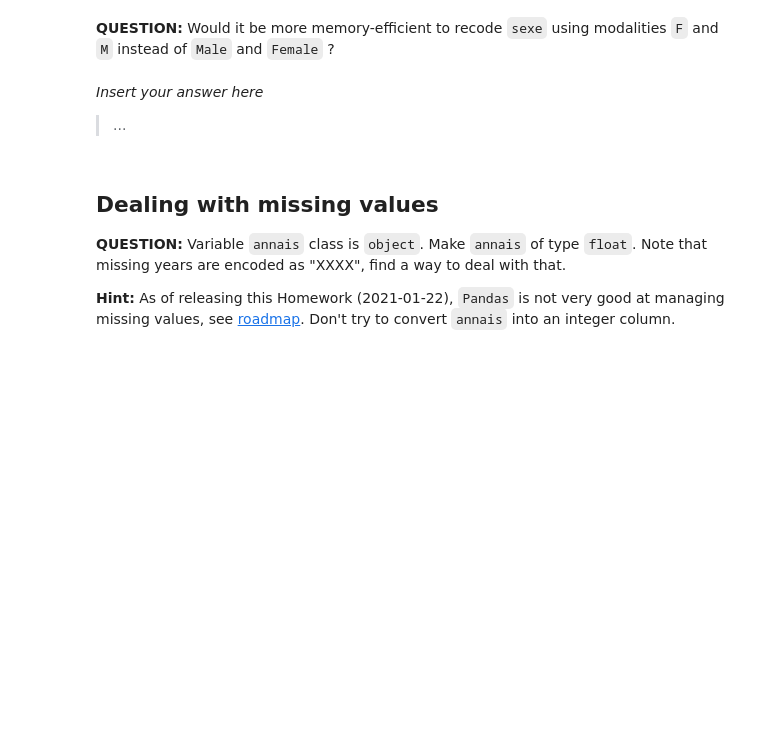
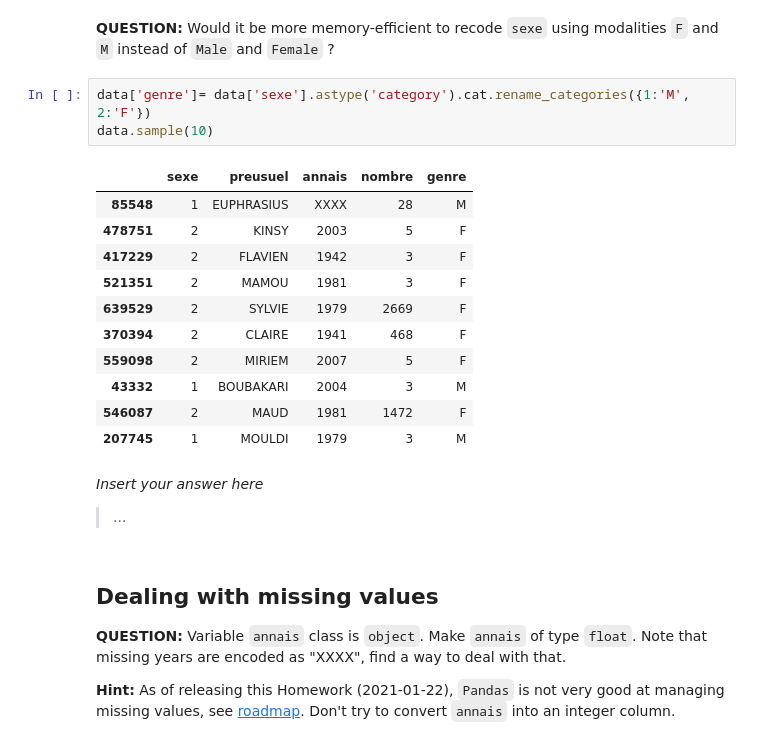
Before and after one commit to Shaina1310/big_data_course_2022, a Jupyter notebook: homework01.ipynb, the cells around one changed output. Saved outputs shown, nothing was run; the diff lists cells and outputs as text; blank space fills up the shorter version.

```diff
--- a/homework01.ipynb
+++ b/homework01.ipynb
@@ -258,5 +288,20 @@ __Hint:__ Read [Pandas and categorical variables](https://pandas.pydata.org/pand
 # %% [markdown]
 **QUESTION:** Would it be more memory-efficient to recode `sexe` using modalities `F` and `M` instead of `Male` and `Female` ?
+# %%
+data['genre']= data['sexe'].astype('category').cat.rename_categories({1:'M', 2:'F'})
+data.sample(10)
+# %% [output]
+|  | sexe | preusuel | annais | nombre | genre |
+| 85548 | 1 | EUPHRASIUS | XXXX | 28 | M |
+| 478751 | 2 | KINSY | 2003 | 5 | F |
+| 417229 | 2 | FLAVIEN | 1942 | 3 | F |
+| 521351 | 2 | MAMOU | 1981 | 3 | F |
+| 639529 | 2 | SYLVIE | 1979 | 2669 | F |
+| 370394 | 2 | CLAIRE | 1941 | 468 | F |
+| 559098 | 2 | MIRIEM | 2007 | 5 | F |
+| 43332 | 1 | BOUBAKARI | 2004 | 3 | M |
+| 546087 | 2 | MAUD | 1981 | 1472 | F |
+| 207745 | 1 | MOULDI | 1979 | 3 | M |
 # %% [markdown]
 _Insert your answer here_
 
```
Also changed, not shown: parts of 15 cells of this notebook.
